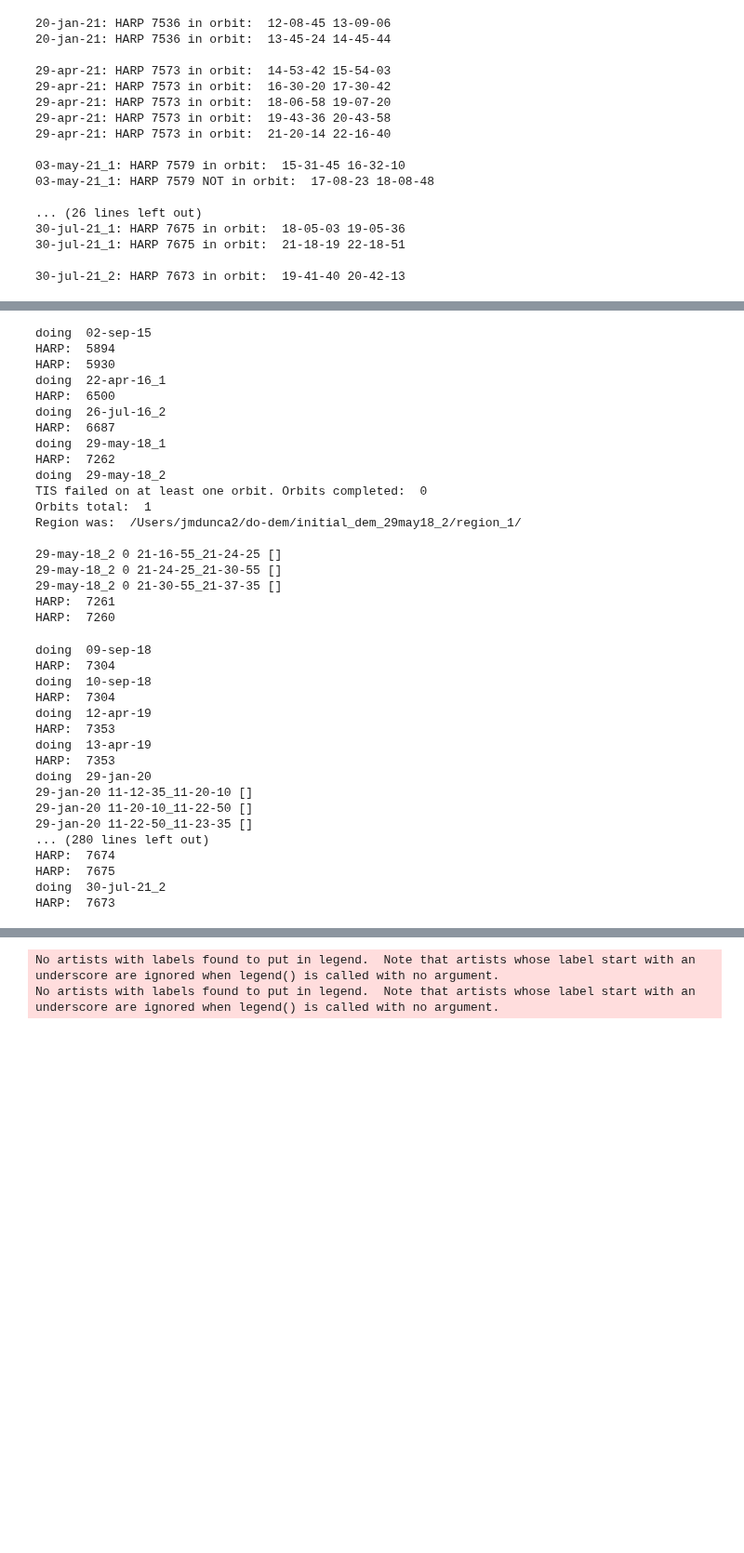
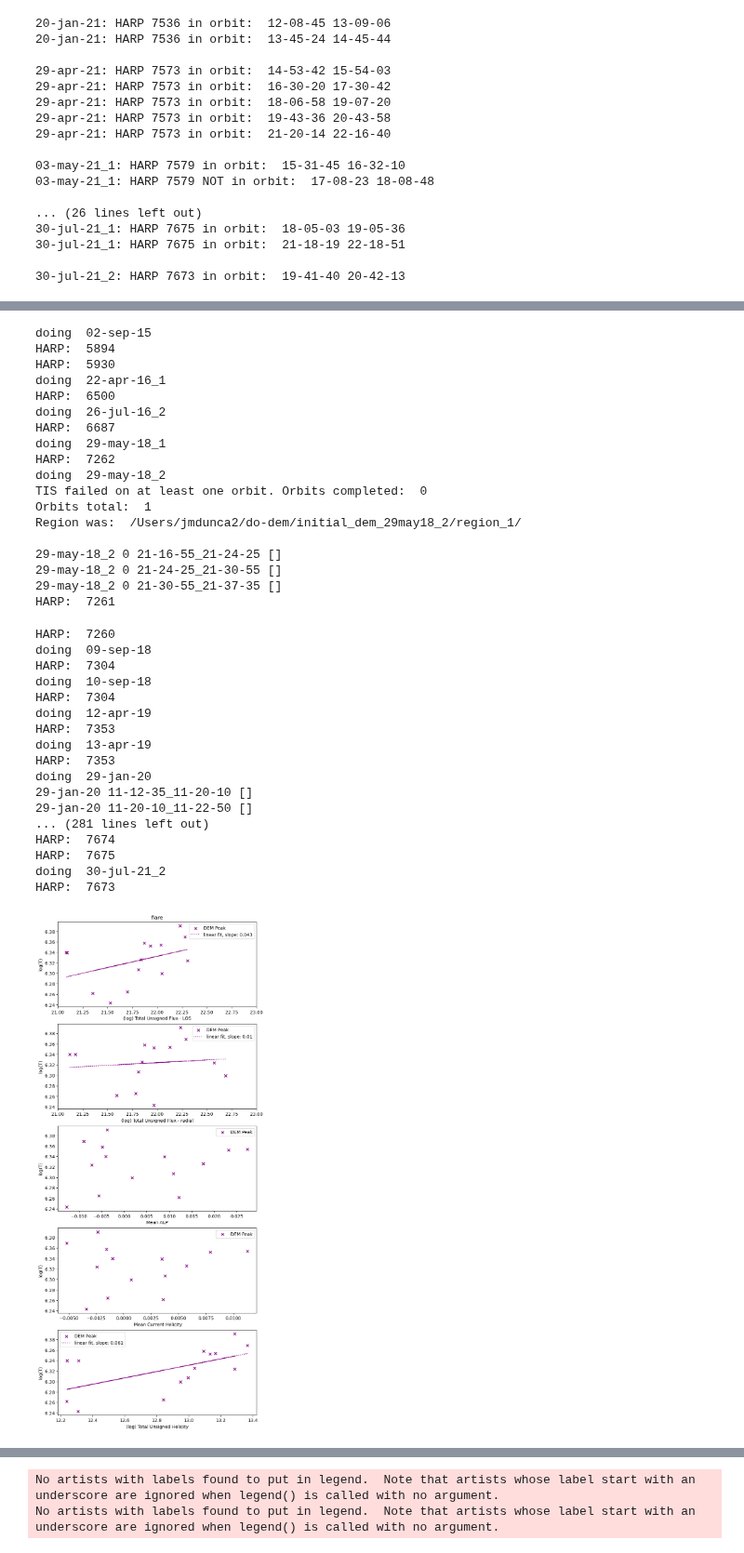
Before and after one commit to jessiemcd/do-dem, a Jupyter notebook: check_harp_times.ipynb, the cells around one changed output, grey strips where cells are left out. Shown at 93% size. Drawn from its saved outputs; the diff is of its cells as text; code cells hidden in the pictures; blank space fills up the shorter version.

```diff
--- a/check_harp_times.ipynb
+++ b/check_harp_times.ipynb
@@ -464,7 +470,7 @@ plt.plot(np.cos(np.deg2rad(keys.LON_FWT.values)))
 # %%
 importlib.reload(ana)
 
-re_query=False
+re_query=True
 #interval_type='non-flare'
 #interval_type='all'
 interval_type='flare'
@@ -480,6 +486,7 @@ usflxs_=[]
 key_avg_usflxs=[]
 key_avg_em10, key_avg_em7, key_avg_em5 = [], [], []
 key_avg_powerlaws = []
+key_avg_peaks = []
 
 for key in keys_with_harps:
 
@@ -495,10 +502,10 @@ for key in keys_with_harps:
             rfs = res_files[i]
             print('HARP: ', hh)
             if re_query:
-                files_with_usflx, usflxs, em10s, em7s, em5s, powerlaws = save_usflux(rfs, hh, interp_seconds=20,
+                files_with_usflx, usflxs, em10s, em7s, em5s, powerlaws, peaks = save_usflux(rfs, hh, interp_seconds=20,
                                                                           interval_type=interval_type, plot=True, label=key)
             else:
-                files_with_usflx, usflxs, em10s, em7s, em5s, powerlaws = get_usflux(rfs, interval_type=interval_type)
+                files_with_usflx, usflxs, em10s, em7s, em5s, powerlaws, peaks = get_usflux(rfs, interval_type=interval_type)
 
             if usflxs:
                 files_with_usflx.extend(files_with_usflx)
@@ -509,15 +516,16 @@ for key in keys_with_harps:
                 key_avg_em5.append(np.mean(em5s))
                 key_avg_usflxs.append(np.nanmean(usflxs, axis=0))
                 key_avg_powerlaws.append(np.nanmean(powerlaws, axis=0))
+                key_avg_peaks.append(np.nanmean(peaks))
 
     else:
         hh = harps[0]
         print('HARP: ', hh)
         if re_query:
-            files_with_usflx, usflxs, em10s, em7s, em5s, powerlaws = save_usflux(res_files, hh, interp_seconds=20,
+            files_with_usflx, usflxs, em10s, em7s, em5s, powerlaws, peaks = save_usflux(res_files, hh, interp_seconds=20,
                                                                       interval_type=interval_type, plot=True, label=key)
         else:
-            files_with_usflx, usflxs, em10s, em7s, em5s, powerlaws = get_usflux(res_files, interval_type=interval_type)
+            files_with_usflx, usflxs, em10s, em7s, em5s, powerlaws, peaks = get_usflux(res_files, interval_type=interval_type)
 
         if usflxs:
             files_with_usflx.extend(files_with_usflx)
@@ -528,6 +536,7 @@ for key in keys_with_harps:
             key_avg_em5.append(np.mean(em5s))
             key_avg_usflxs.append(np.nanmean(usflxs, axis=0))
             key_avg_powerlaws.append(np.nanmean(powerlaws, axis=0))
+            key_avg_peaks.append(np.nanmean(peaks))
 # %% [output]
 doing  02-sep-15
 HARP:  5894
@@ -547,7 +556,7 @@ Region was:  /Users/jmdunca2/do-dem/initial_dem_29may18_2/region_1/
 29-may-18_2 0 21-24-25_21-30-55 []
 29-may-18_2 0 21-30-55_21-37-35 []
 HARP:  7261
-HARP:  7260
+HARP:  7260
 doing  09-sep-18
 HARP:  7304
 doing  10-sep-18
@@ -559,12 +568,57 @@ HARP:  7353
 doing  29-jan-20
 29-jan-20 11-12-35_11-20-10 []
 29-jan-20 11-20-10_11-22-50 []
-29-jan-20 11-22-50_11-23-35 []
-... (280 lines left out)
+... (281 lines left out)
 HARP:  7674
 HARP:  7675
 doing  30-jul-21_2
 HARP:  7673
+# %%
+#Plotting magnetic parameters vs. PEAKS
+
+avg_usflxs_arr = np.array(key_avg_usflxs)
+key_avg_peaks_arr = np.array(key_avg_peaks)
+
+fig, axes = plt.subplots(5,1, figsize=(8,20))
+
+xlabelz = ['(log) Total Unsigned Flux - LOS', '(log) Total Unsigned Flux - radial',
+           'Mean ALP', ' Mean Current Helicity', '(log) Total Unsigned Helicity']
+
+for i in range(0,len(axes)):
+    ax=axes[i]
+    if i in [0,1,4]:
+
+        ax.scatter(np.log10(avg_usflxs_arr[:,i]), key_avg_peaks_arr, marker='x', color='purple', label='DEM Peak')
+        ax.set_ylabel('log(T)')
+        #lower
+        m, b = np.polyfit(np.log10(avg_usflxs_arr[:,i]), key_avg_peaks_arr, 1)
+        fity = np.array(np.log10(avg_usflxs_arr[:,i]))*m + b
+        ax.plot(np.log10(avg_usflxs_arr[:,i]), fity, linestyle='dotted', color='purple', label='linear fit, slope: '+str(round(m,3)))
+
+
+        if i in [0,1]:
+            ax.set_xlim([21,23])
+
+    else:
+        ax.scatter(avg_usflxs_arr[:,i], key_avg_peaks_arr, marker='x', color='purple', label='DEM Peak')
+        ax.set_ylabel('log(T)')
+        # m, b = np.polyfit(key_avg_em10, avg_usflxs_arr[:,i], 1)
+        # fity = np.array(key_avg_em10)*m + b
+        # ax.plot(key_avg_em10, fity, linestyle='dotted', color='black', label='linear fit, slope: '+str(round(m,3)))
+        #ax.set_yscale('log')
+
+    ax.set_xlabel(xlabelz[i])
+    ax.legend()
+
+axes[0].set_title(interval_type)
+
+
+#axes[0].set_ylim([1e20, 1e23])
+#axes[0].set_xlim([1e17,0.5e23])
+
+plt.savefig('Peaks_vs_SHARP_params_'+interval_type+'rm_farlimbs.png')
+# %% [output]
+[figure, added]
 # %%
 #Plotting magnetic parameters vs. powerlaws
 
```
Also changed, not shown: parts of 3 cells of this notebook, 2 other files.
